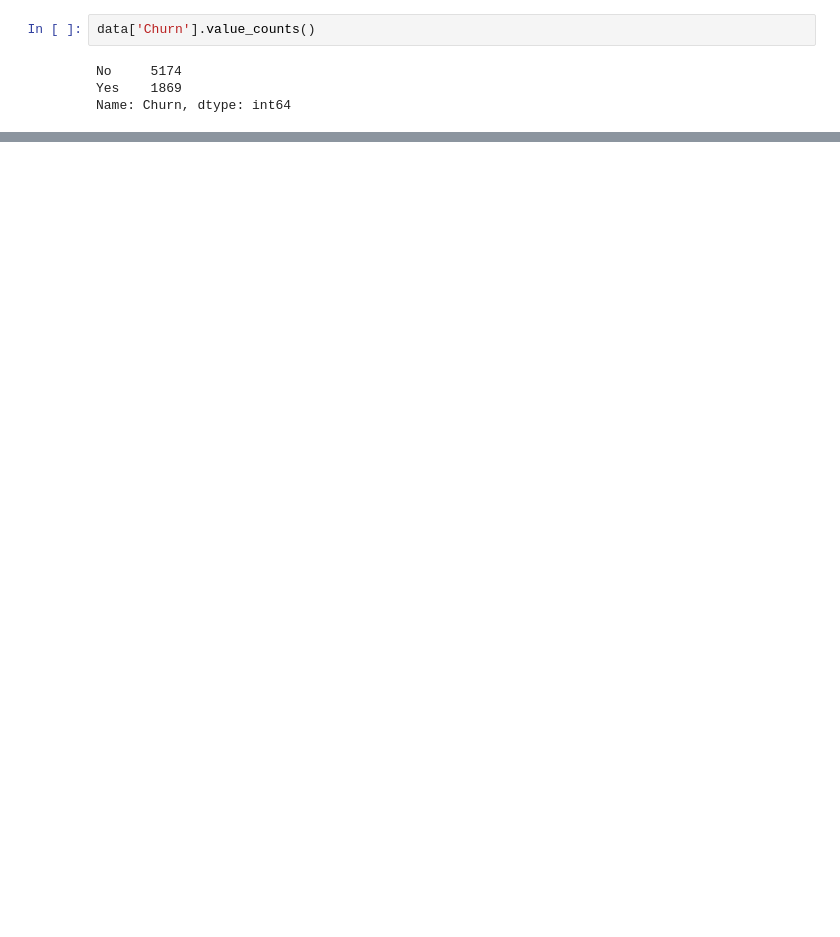
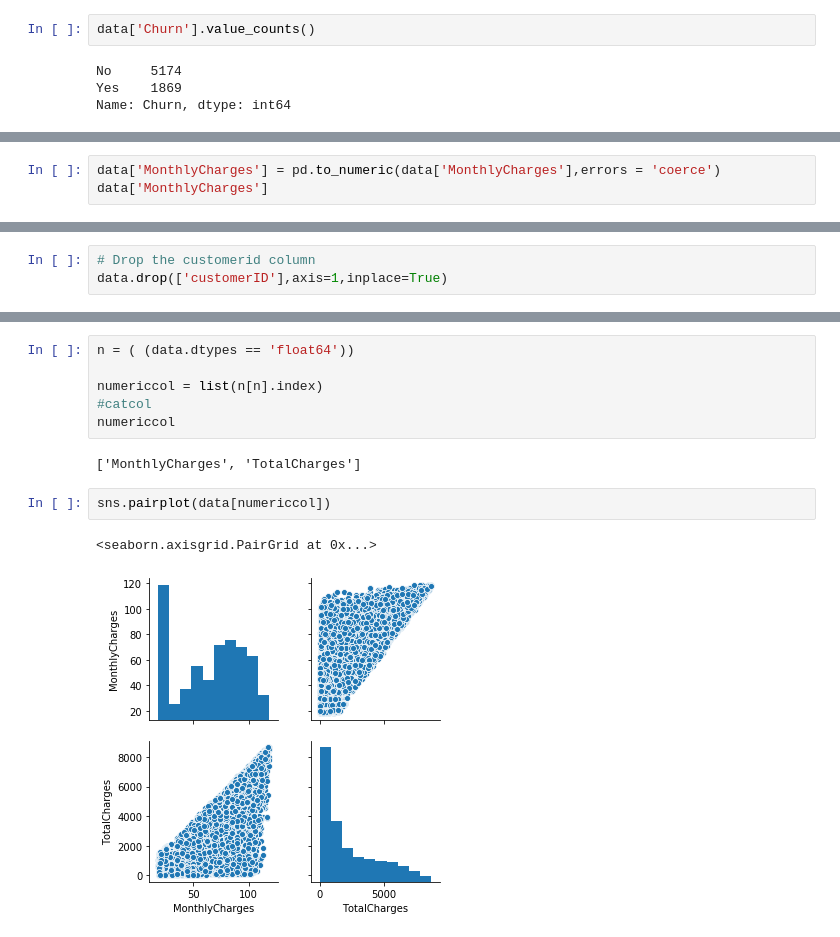
Before and after one commit to datascience-enthu/Files, a Jupyter notebook: customer_churn.ipynb, the cells around one changed output, grey strips where cells are left out. Cells and saved outputs as stored; diff of their text form; blank space fills up the shorter version.

```diff
--- a/customer_churn.ipynb
+++ b/customer_churn.ipynb
@@ -149,0 +206,3 @@ AttributeError: 'DataFrame' object has no attribute 'dtype'
+# %%
+data['MonthlyCharges'] = pd.to_numeric(data['MonthlyCharges'],errors = 'coerce')
+data['MonthlyCharges']
@@ -149,0 +227,3 @@ AttributeError: 'DataFrame' object has no attribute 'dtype'
+# %%
+# Drop the customerid column
+data.drop(['customerID'],axis=1,inplace=True)
@@ -149,0 +315,13 @@ AttributeError: 'DataFrame' object has no attribute 'dtype'
+# %%
+n = ( (data.dtypes == 'float64'))
+
+numericcol = list(n[n].index)
+#catcol
+numericcol
+# %% [output]
+['MonthlyCharges', 'TotalCharges']
+# %%
+sns.pairplot(data[numericcol])
+# %% [output]
+<seaborn.axisgrid.PairGrid at 0x...>
+[figure, added]
```
Also changed, not shown: parts of 27 cells of this notebook.
